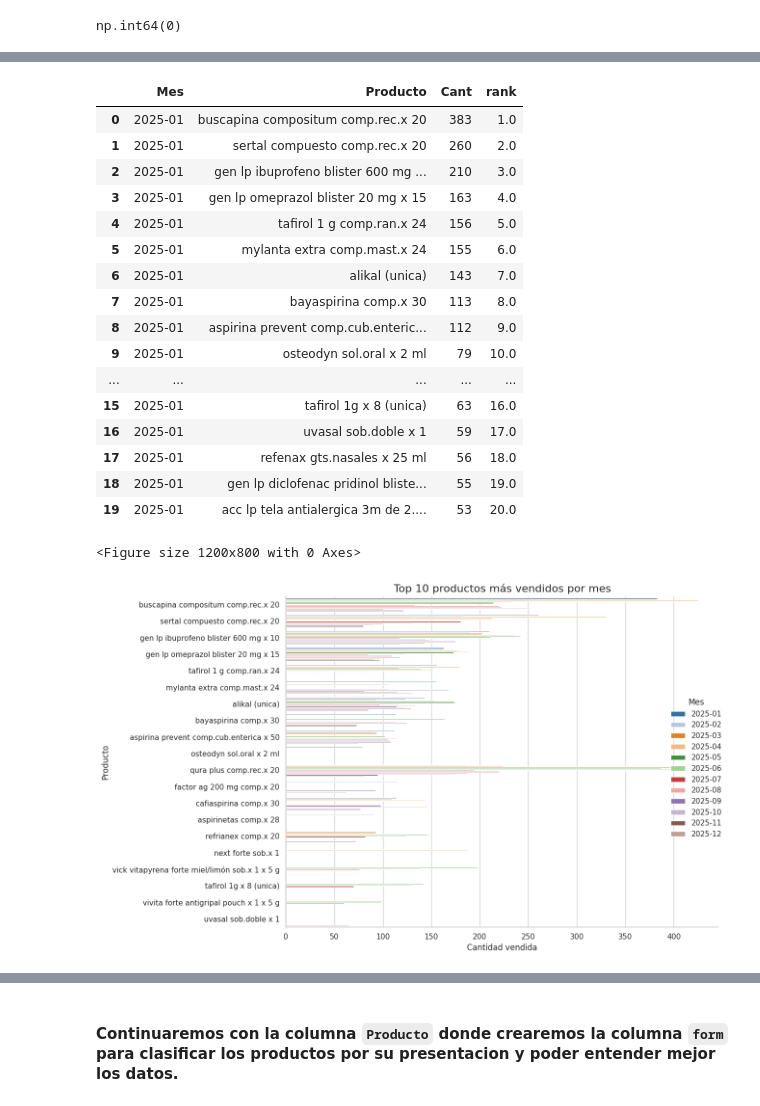
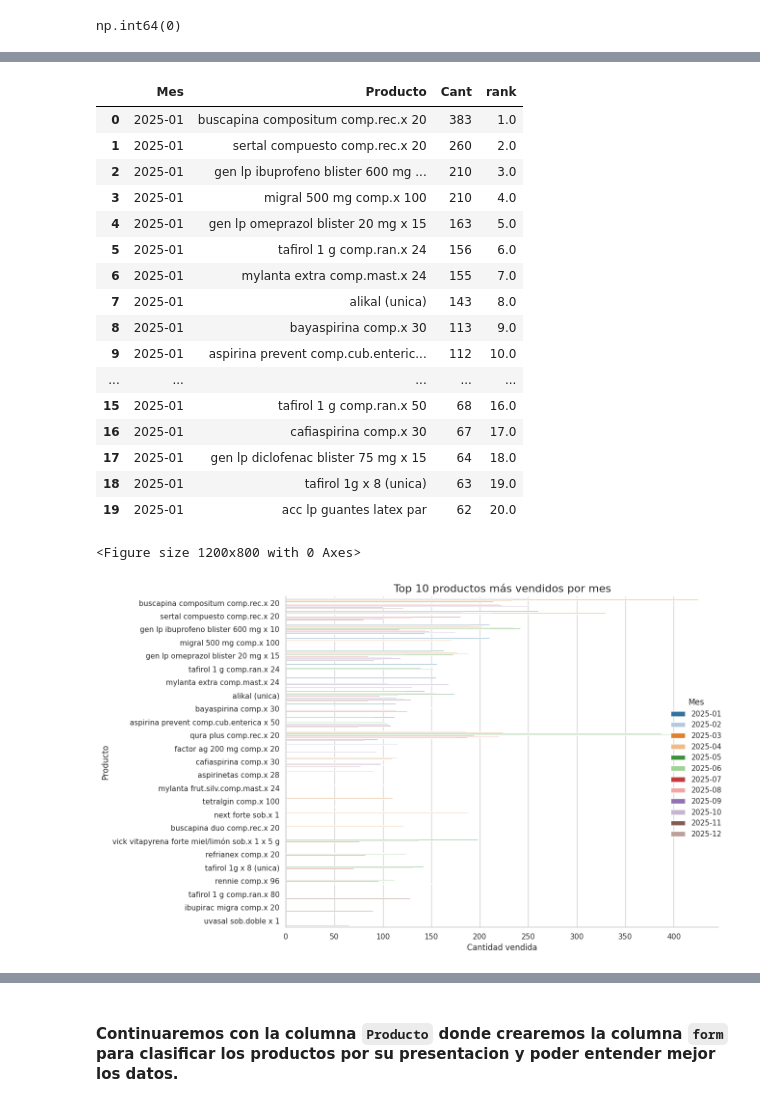
Before and after one commit to 4GeeksAcademy/sp-ml-20-final-project-g2, a Jupyter notebook: src/Final-project-Grupo2-InetaAnthonnyGuillermo.ipynb, the cells around one changed output, grey strips where cells are left out. Cells and saved outputs as stored; diff of their text form; code cells hidden in the pictures.

```diff
--- a/src/Final-project-Grupo2-InetaAnthonnyGuillermo.ipynb
+++ b/src/Final-project-Grupo2-InetaAnthonnyGuillermo.ipynb
@@ -561,6 +561,15 @@ cat_variables
 # %% [markdown]
 > - Para un mejor estudio y un mejor análisis y posterior entrenamiento de modelo, dado que sólo hay registros de 12 meses, tomaremos un periodo de tiempo mas corto, para lo cual creamos una nueva columna con períodos temporales semanales.
 # %%
-df["num_semana"] = df["Fecha"].dt.isocalendar().week.astype(int)
+iso = df["Fecha"].dt.isocalendar()
+
+df["year"] = iso.year.astype(int)
+df["num_semana"] = iso.week.astype(int)
+
+df["week_start"] = (
+    df["Fecha"] - pd.to_timedelta(df["Fecha"].dt.weekday, unit="D")
+).dt.normalize()
+
+df["week_end"] = df["week_start"] + pd.Timedelta(days=6)
 # %%
 df_copy = df.copy()
@@ -705,6 +730,7 @@ Por ejemplo:
 > - Tambien haremos una revision a los nombres que tengan menos de 13 letras para verificar si queda algun error de tipografia donde no podamos sacar mas datos sobre el producto.
-# %%
-df = df[df["Producto"].map(df["Producto"].value_counts()) >= 100].copy()
+# %%
+filtro_cant = 50  #Filtro de cantidad de ventas minimas en 1 año para afirmar que es factibla analizar
+df = df[df["Producto"].map(df["Producto"].value_counts()) >= filtro_cant].copy()
 # %%
 mask = df["Producto"].fillna("").astype(str).str.len().le(12)
 count_rows = mask.sum()
@@ -1263,41 +1283,30 @@ top_100_por_mes.head(20)
 | 0 | 2025-01 | buscapina compositum comp.rec.x 20 | 383 | 1.0 |
 | 1 | 2025-01 | sertal compuesto comp.rec.x 20 | 260 | 2.0 |
 | 2 | 2025-01 | gen lp ibuprofeno blister 600 mg ... | 210 | 3.0 |
-| 3 | 2025-01 | gen lp omeprazol blister 20 mg x 15 | 163 | 4.0 |
-| 4 | 2025-01 | tafirol 1 g comp.ran.x 24 | 156 | 5.0 |
-| 5 | 2025-01 | mylanta extra comp.mast.x 24 | 155 | 6.0 |
-| 6 | 2025-01 | alikal (unica) | 143 | 7.0 |
-| 7 | 2025-01 | bayaspirina comp.x 30 | 113 | 8.0 |
-| 8 | 2025-01 | aspirina prevent comp.cub.enteric... | 112 | 9.0 |
-| 9 | 2025-01 | osteodyn sol.oral x 2 ml | 79 | 10.0 |
+| 3 | 2025-01 | migral 500 mg comp.x 100 | 210 | 4.0 |
+| 4 | 2025-01 | gen lp omeprazol blister 20 mg x 15 | 163 | 5.0 |
+| 5 | 2025-01 | tafirol 1 g comp.ran.x 24 | 156 | 6.0 |
+| 6 | 2025-01 | mylanta extra comp.mast.x 24 | 155 | 7.0 |
+| 7 | 2025-01 | alikal (unica) | 143 | 8.0 |
+| 8 | 2025-01 | bayaspirina comp.x 30 | 113 | 9.0 |
+| 9 | 2025-01 | aspirina prevent comp.cub.enteric... | 112 | 10.0 |
 | ... | ... | ... | ... | ... |
-| 15 | 2025-01 | tafirol 1g x 8 (unica) | 63 | 16.0 |
-| 16 | 2025-01 | uvasal sob.doble x 1 | 59 | 17.0 |
-| 17 | 2025-01 | refenax gts.nasales x 25 ml | 56 | 18.0 |
-| 18 | 2025-01 | gen lp diclofenac pridinol bliste... | 55 | 19.0 |
-| 19 | 2025-01 | acc lp tela antialergica 3m de 2.... | 53 | 20.0 |
+| 15 | 2025-01 | tafirol 1 g comp.ran.x 50 | 68 | 16.0 |
+| 16 | 2025-01 | cafiaspirina comp.x 30 | 67 | 17.0 |
+| 17 | 2025-01 | gen lp diclofenac blister 75 mg x 15 | 64 | 18.0 |
+| 18 | 2025-01 | tafirol 1g x 8 (unica) | 63 | 19.0 |
+| 19 | 2025-01 | acc lp guantes latex par | 62 | 20.0 |
 # %%
 top_10_por_mes = top_100_por_mes[top_100_por_mes['rank'] <= 10]
 sns.set(style="whitegrid")
 plt.figure(figsize=(12, 8))
-
-g = sns.catplot(
-    data=top_10_por_mes,
-    x='Cant',
-    y='Producto',
-    hue='Mes',
-    kind='bar',
-    height=8,
-    aspect=1.5,
-    palette="tab20")
-
+g = sns.catplot(data=top_10_por_mes,x='Cant',y='Producto',hue='Mes',kind='bar',height=8,aspect=1.5,palette="tab20")
 plt.title("Top 10 productos más vendidos por mes", fontsize=16)
 plt.xlabel("Cantidad vendida", fontsize=12)
 plt.ylabel("Producto", fontsize=12)
 plt.tight_layout()
-
 plt.show()
 # %% [output]
 <Figure size 1200x800 with 0 Axes>
-[figure, old version]
+[figure, new version]
 # %%
```
Also changed, not shown: parts of 57 cells of this notebook, 4 other files.
